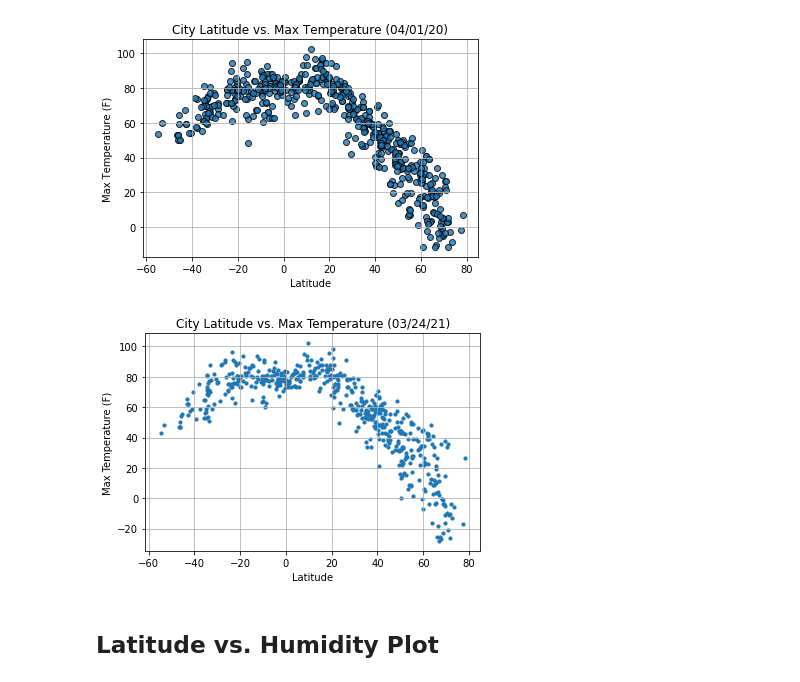
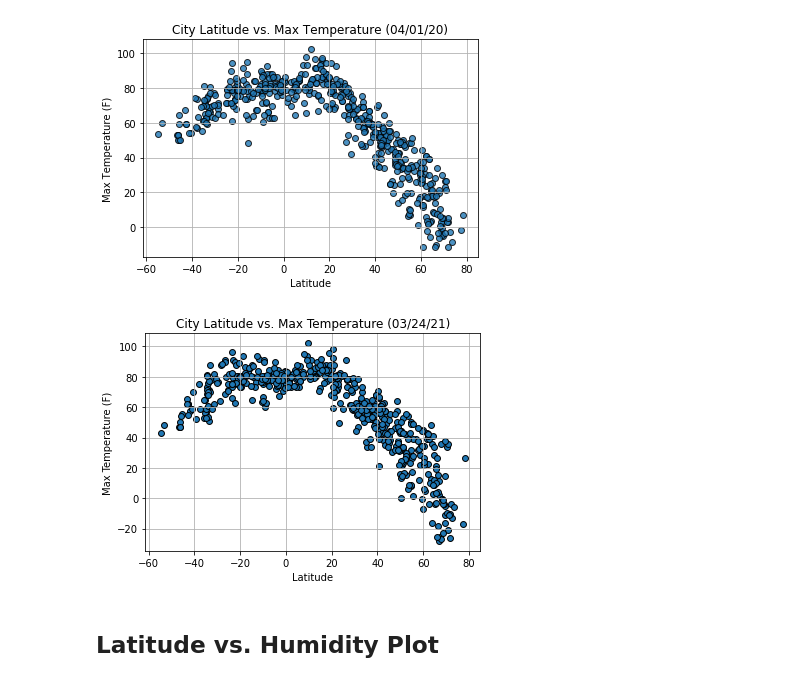
Before and after one commit to danielatuesta55/python-api-challenge, a Jupyter notebook: WeatherPy/WeatherPy-updated.ipynb, the cells around one changed output. Cells and saved outputs as stored; diff of their text form; code cells hidden in the pictures.

```diff
--- a/WeatherPy/WeatherPy-updated.ipynb
+++ b/WeatherPy/WeatherPy-updated.ipynb
@@ -227,20 +227,20 @@ clean_city_data.head()
 [figure]
 # %%
 #Create the scatter plot Latitude vs temp
-plt.scatter(clean_city_data['Lat'], clean_city_data['Max temp'], marker = "o", s=10)
+plt.scatter(clean_city_data['Lat'], clean_city_data['Max temp'], marker = "o", s=35, edgecolors= 'black')
 
 #Create the lables
 plt.title("City Latitude vs. Max Temperature (03/24/21)")
 plt.ylabel("Max Temperature (F)")
 plt.xlabel("Latitude")
 plt.grid(True)
 
 #save image
 plt.savefig("Latitude_vs_MaxTemp.png")
 
 plt.show()
 # %% [output]
-[figure, old version]
+[figure, new version]
 # %% [markdown]
 ## Latitude vs. Humidity Plot
 # %%
```
Also changed, not shown: parts of 1 cell of this notebook, 2 other files.
